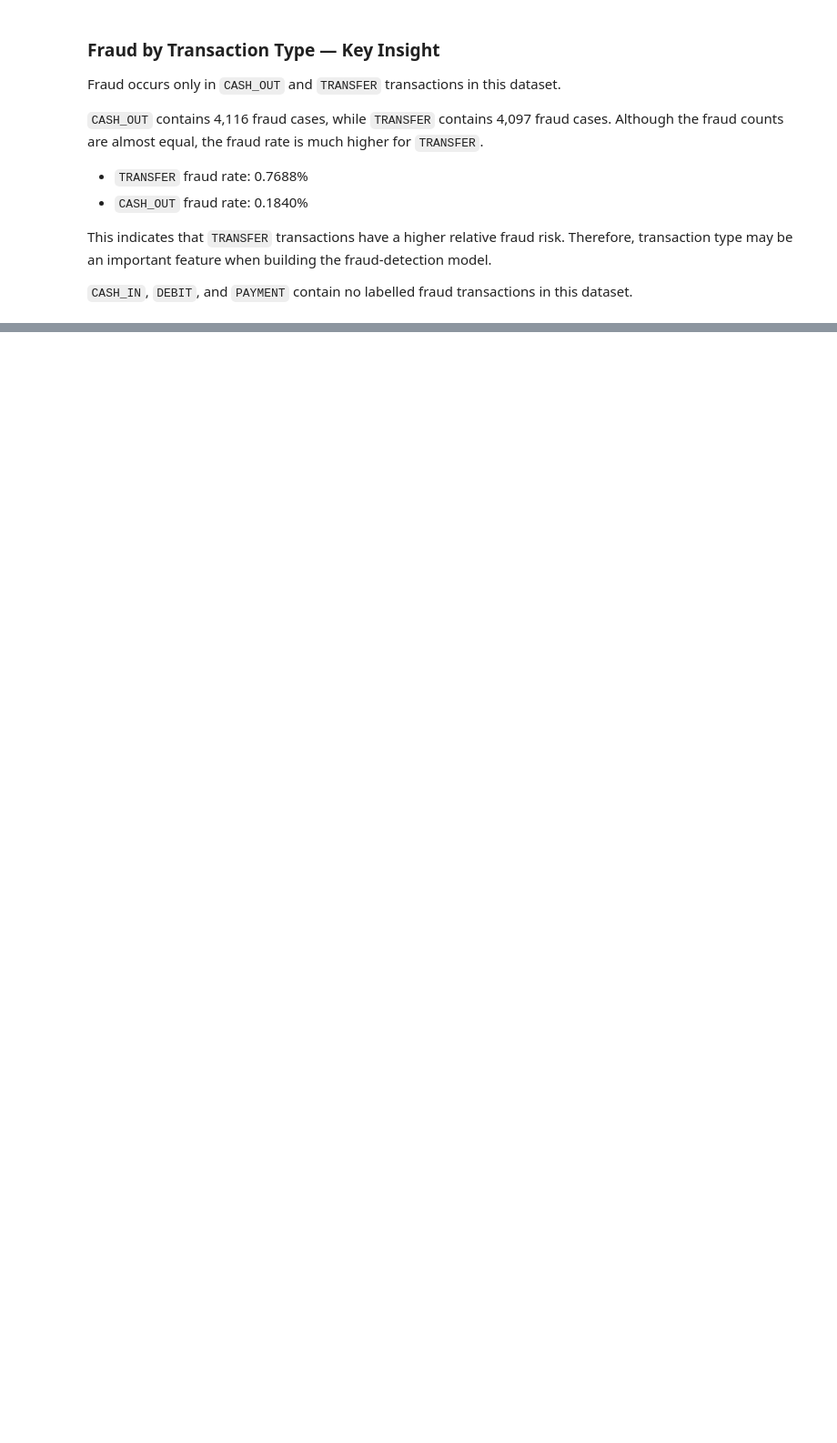
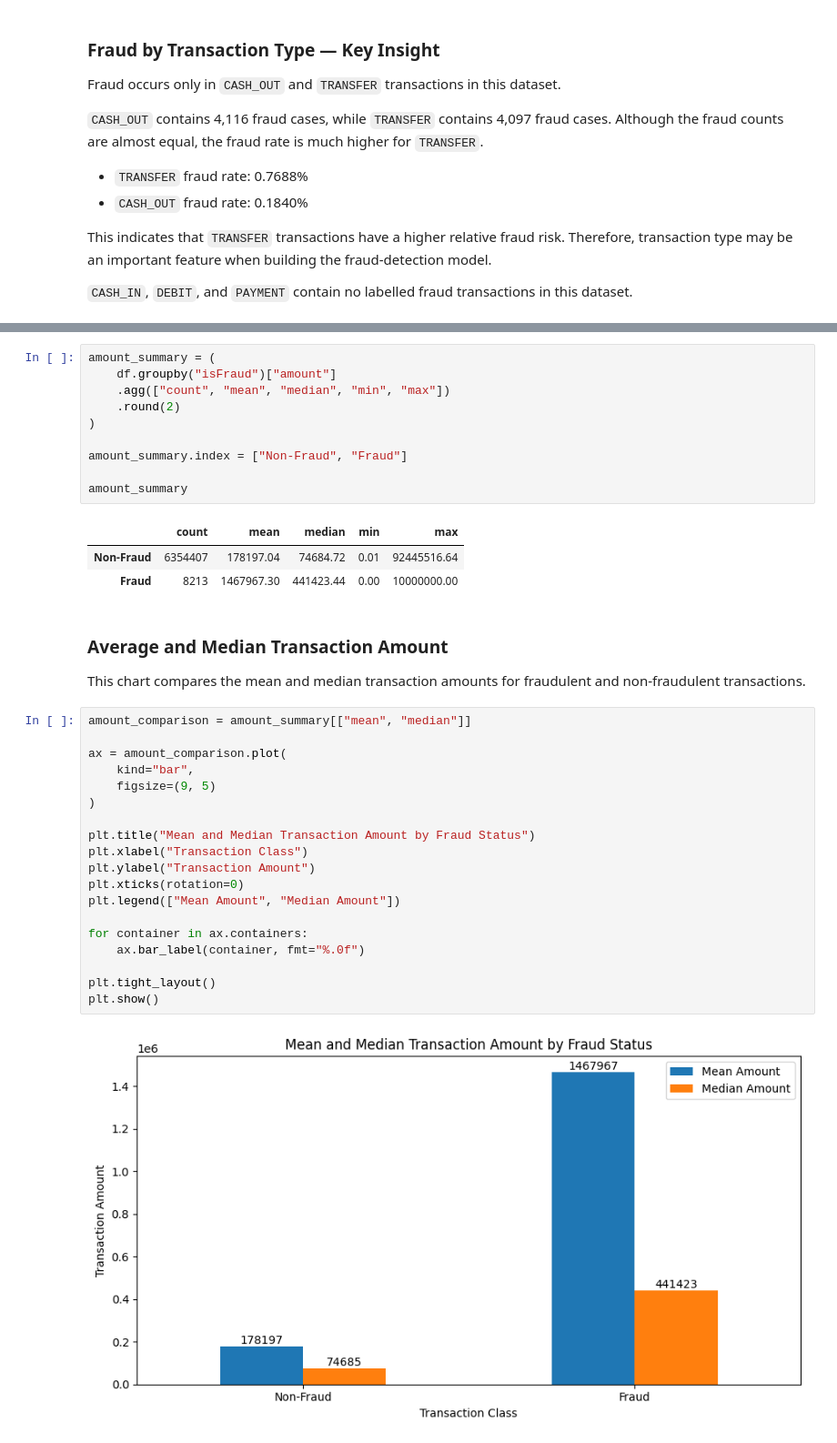
Before and after one commit to vedu13/paysim-fraud-detection, a Jupyter notebook: notebooks/02_exploratory_data_analysis.ipynb, the cells around one changed output, grey strips where cells are left out. Shown at 91% size. Saved outputs shown, nothing was run; the diff lists cells and outputs as text; blank space fills up the shorter version.

```diff
--- a/notebooks/02_exploratory_data_analysis.ipynb
+++ b/notebooks/02_exploratory_data_analysis.ipynb
@@ -175,0 +180,39 @@ This indicates that `TRANSFER` transactions have a higher relative fraud risk. T
+# %%
+amount_summary = (
+    df.groupby("isFraud")["amount"]
+    .agg(["count", "mean", "median", "min", "max"])
+    .round(2)
+)
+
+amount_summary.index = ["Non-Fraud", "Fraud"]
+
+amount_summary
+# %% [output]
+|  | count | mean | median | min | max |
+| Non-Fraud | 6354407 | 178197.04 | 74684.72 | 0.01 | 92445516.64 |
+| Fraud | 8213 | 1467967.30 | 441423.44 | 0.00 | 10000000.00 |
+# %% [markdown]
+### Average and Median Transaction Amount
+
+This chart compares the mean and median transaction amounts for fraudulent and non-fraudulent transactions.
+# %%
+amount_comparison = amount_summary[["mean", "median"]]
+
+ax = amount_comparison.plot(
+    kind="bar",
+    figsize=(9, 5)
+)
+
+plt.title("Mean and Median Transaction Amount by Fraud Status")
+plt.xlabel("Transaction Class")
+plt.ylabel("Transaction Amount")
+plt.xticks(rotation=0)
+plt.legend(["Mean Amount", "Median Amount"])
+
+for container in ax.containers:
+    ax.bar_label(container, fmt="%.0f")
+
+plt.tight_layout()
+plt.show()
+# %% [output]
+[figure, added]
```
Also changed, not shown: parts of 21 cells of this notebook.
